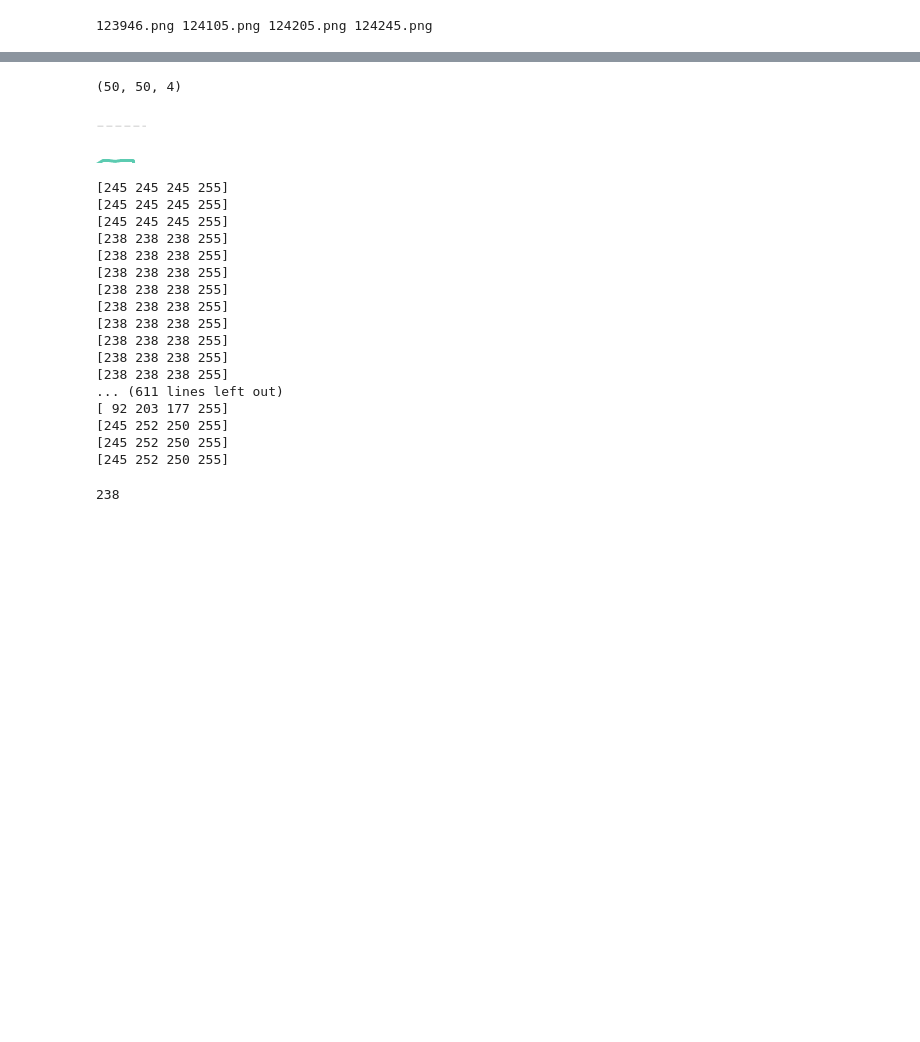
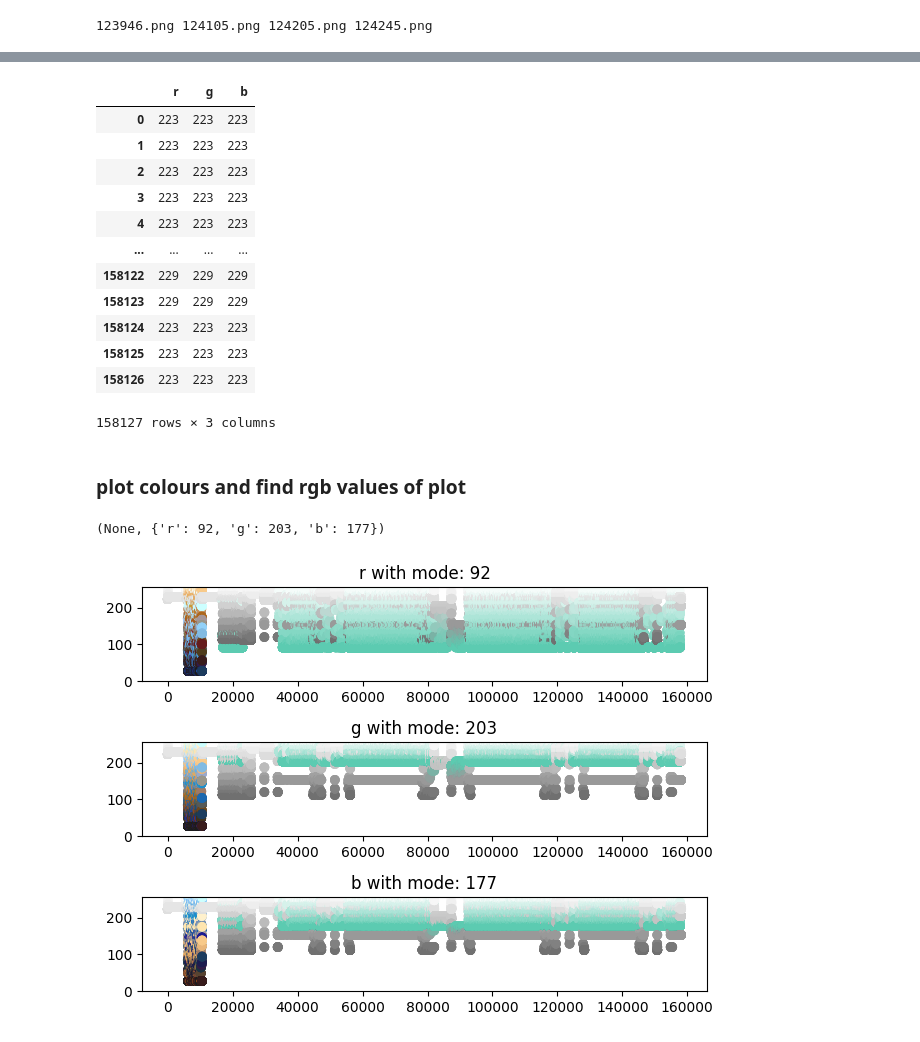
Before and after one commit to jordanesmith/Carbon-Intensity-Project-, a Jupyter notebook: experiments.ipynb, the cells around one changed output, grey strips where cells are left out. Cells and saved outputs as stored; diff of their text form; code cells hidden in the pictures; blank space fills up the shorter version.

Commit message:
found rgb values of plot using mode method

```diff
--- a/experiments.ipynb
+++ b/experiments.ipynb
@@ -32,9 +36,23 @@ dict_keys(['123946.png', '.DS_Store', '124245.png', '124105.png', '124205.png'])
 # %%
 from PIL import Image
-image = Image.open(img_paths[img_names[0]])
+image = Image.open(img_paths[img_names[0]]).convert("RGB")
 print(image.format)
 print(image.size)
 print(image.mode)
+arr = np.asarray(image)
+image2 = Image.fromarray(arr)
+
+a_ = np.argwhere(arr != 255)
+list_pixel_values_subsection = []
+
+for i in range(len(a_)):
+    vals_ = arr[a_[i][0], a_[i][1]]
+    list_pixel_values_subsection.append(vals_)
+
+col_names = ['r', 'g', 'b']
+df = pd.DataFrame(list_pixel_values_subsection, columns=col_names)
+
+
 # show the image
 image
 # %% [output]
@@ -50,40 +63,32 @@ np.shape(data[:,:,1])
-# %%
-zoom_in = data[300:350,950:1000]
-zoom_in.shape
-# %% [output]
-(50, 50, 4)
-# %%
-image2 = Image.fromarray(zoom_in)
-image2
-# %% [output]
-[figure, removed]
 # %%
-arr = zoom_in[:,:]
-a_ = np.argwhere(arr != 255)
-
-for i in range(len(a_)):
-    vals_ = arr[a_[i][0], a_[i][1]]
-    print(vals_)
-    img_ = Image.fromarray(vals_)
-    img_
+df
 # %% [output]
+|  | r | g | b |
+| 0 | 223 | 223 | 223 |
+| 1 | 223 | 223 | 223 |
+| 2 | 223 | 223 | 223 |
+| 3 | 223 | 223 | 223 |
+| 4 | 223 | 223 | 223 |
+| ... | ... | ... | ... |
+| 158122 | 229 | 229 | 229 |
+| 158123 | 229 | 229 | 229 |
+| 158124 | 223 | 223 | 223 |
+| 158125 | 223 | 223 | 223 |
+| 158126 | 223 | 223 | 223 |
-[245 245 245 255]
-[245 245 245 255]
-[245 245 245 255]
-[238 238 238 255]
-[238 238 238 255]
-[238 238 238 255]
-[238 238 238 255]
-[238 238 238 255]
-[238 238 238 255]
-[238 238 238 255]
-[238 238 238 255]
-[238 238 238 255]
-... (611 lines left out)
-[ 92 203 177 255]
-[245 252 250 255]
-[245 252 250 255]
-[245 252 250 255]
+158127 rows × 3 columns
+# %% [markdown]
+### plot colours and find rgb values of plot
 # %%
+fig, axs = plt.subplots(3)
+target_col_dict = {}
+for i,col in enumerate(col_names):
+    y = df[col]
+    axs[i].scatter(np.arange(len(y)), y, label=col, c=np.array(df[col_names])/255)
+    axs[i].set_title(f"{col} with mode: {y.mode().values[0]}")
+    axs[i].set_ylim(0,255)
+    target_col_dict[col] = y.mode().values[0]
+
+fig.tight_layout(), target_col_dict
 # %% [output]
-238
+(None, {'r': 92, 'g': 203, 'b': 177})
+[figure, added]
```
Also changed, not shown: parts of 6 cells of this notebook.
